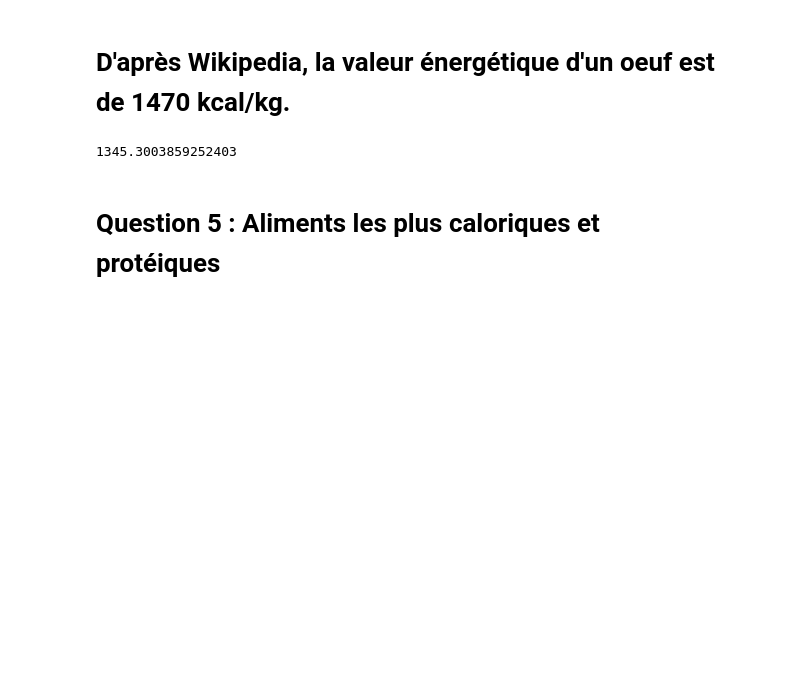
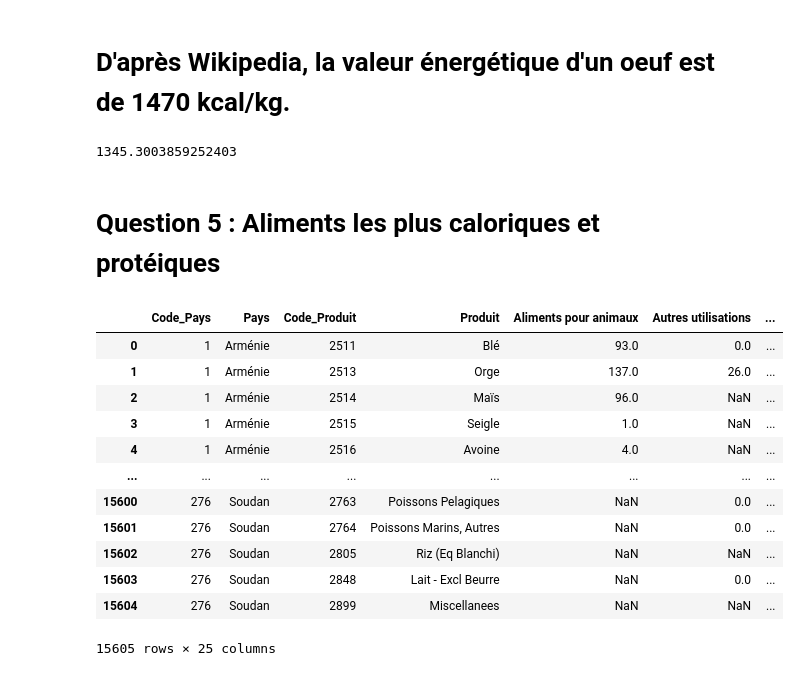
Before and after one commit to Lorenzo1208/Brief_fao, a Jupyter notebook: FAO.ipynb, the cells around one changed output. Cells and saved outputs as stored; diff of their text form; code cells hidden in the pictures; blank space fills up the shorter version.

```diff
--- a/FAO.ipynb
+++ b/FAO.ipynb
@@ -336,3 +336,23 @@ products_stats_per_country[(products_stats_per_country['Produit'] == 'Oeufs')]['
 1345.3003859252403
 # %% [markdown]
 # Question 5 : Aliments les plus caloriques et protéiques
+# %%
+# Ratio prots/kg
+mask = animals_vegetal_concat["dispo_alimentaire_kg"] != 0
+animals_vegetal_concat.loc[mask, 'protein_%'] = 100 * animals_vegetal_concat.loc[mask, "dispo_alimentaire_kgprotein"] / animals_vegetal_concat.loc[mask, "dispo_alimentaire_kg"]
+# Produits les plus caloriques
+animals_vegetal_concat
+# %% [output]
+|  | Code_Pays | Pays | Code_Produit | Produit | Aliments pour animaux | Autres utilisations | ... |
+| 0 | 1 | Arménie | 2511 | Blé | 93.0 | 0.0 | ... |
+| 1 | 1 | Arménie | 2513 | Orge | 137.0 | 26.0 | ... |
+| 2 | 1 | Arménie | 2514 | Maïs | 96.0 | NaN | ... |
+| 3 | 1 | Arménie | 2515 | Seigle | 1.0 | NaN | ... |
+| 4 | 1 | Arménie | 2516 | Avoine | 4.0 | NaN | ... |
+| ... | ... | ... | ... | ... | ... | ... | ... |
+| 15600 | 276 | Soudan | 2763 | Poissons Pelagiques | NaN | 0.0 | ... |
+| 15601 | 276 | Soudan | 2764 | Poissons Marins, Autres | NaN | 0.0 | ... |
+| 15602 | 276 | Soudan | 2805 | Riz (Eq Blanchi) | NaN | NaN | ... |
+| 15603 | 276 | Soudan | 2848 | Lait - Excl Beurre | NaN | 0.0 | ... |
+| 15604 | 276 | Soudan | 2899 | Miscellanees | NaN | NaN | ... |
+15605 rows × 25 columns
```
Also changed, not shown: parts of 1 cell of this notebook.
